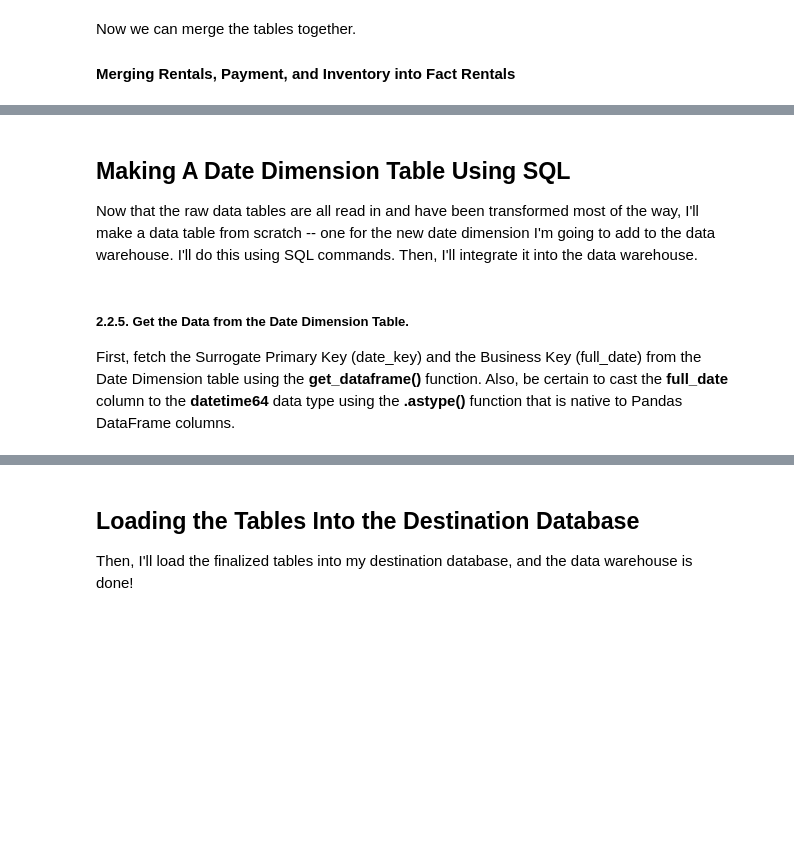
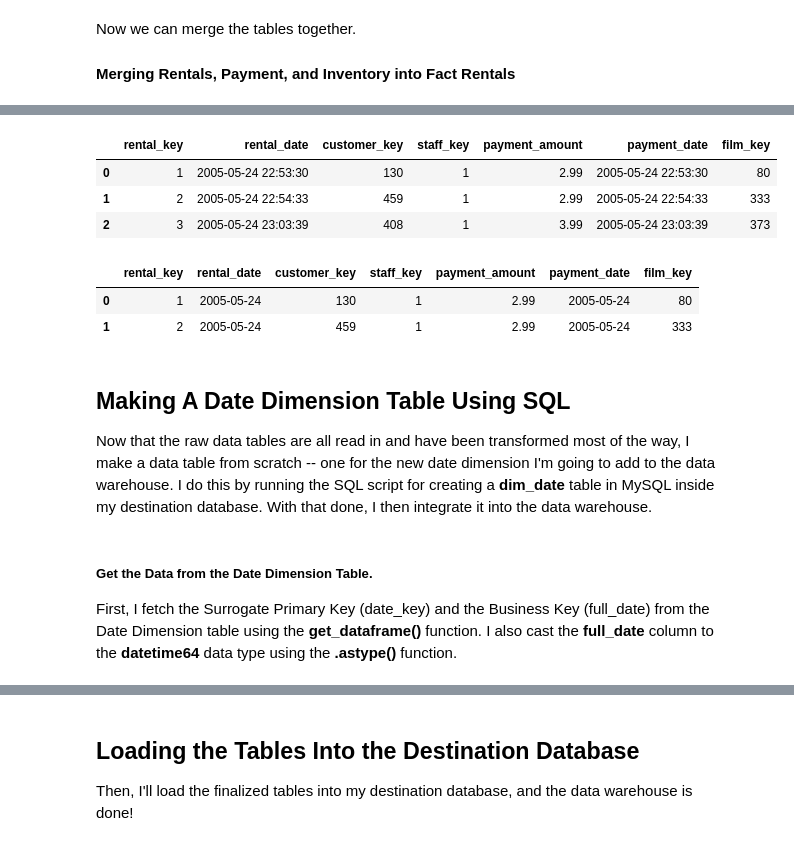
Before and after one commit to MirandaKhoury/Khoury_DSS_Midterm_Project, a Jupyter notebook: Midterm_Project_Compiled_Doc.ipynb, the cells around one changed output, grey strips where cells are left out. Drawn from its saved outputs; the diff is of its cells as text; code cells hidden in the pictures; blank space fills up the shorter version.

```diff
--- a/Midterm_Project_Compiled_Doc.ipynb
+++ b/Midterm_Project_Compiled_Doc.ipynb
@@ -233,18 +285,32 @@ df_fact_rentals1.shape[0]
 # %%
-# then, join inventory to rentals on the inventory key. Inventory ids are repeated
-# between rentals i.e. rental 3 and 13 both could correspond to inventory id 26. left join.
-# then, drop inventory key
+# Then, join inventory to rentals on the inventory key. Drop the inventory key.
 df_fact_rentals = pd.merge(df_fact_rentals1, df_inventory, on='inventory_key', how='left')
 df_fact_rentals.drop(['inventory_key'], axis=1, inplace=True)
 df_fact_rentals.rename(columns={"film_id":"film_key"}, inplace=True)
 
-df_fact_rentals.head(10).sort_values(by=['rental_key'])
+df_fact_rentals.head(3).sort_values(by=['rental_key'])
+# %% [output]
+|  | rental_key | rental_date | customer_key | staff_key | payment_amount | payment_date | film_key |
+| 0 | 1 | 2005-05-24 22:53:30 | 130 | 1 | 2.99 | 2005-05-24 22:53:30 | 80 |
+| 1 | 2 | 2005-05-24 22:54:33 | 459 | 1 | 2.99 | 2005-05-24 22:54:33 | 333 |
+| 2 | 3 | 2005-05-24 23:03:39 | 408 | 1 | 3.99 | 2005-05-24 23:03:39 | 373 |
+# %%
+# Perform some final manipulations: dropping the unnecessary hour/minute/second data from the fact table.
+
+df_fact_rentals['rental_date'] = df_fact_rentals['rental_date'].apply(lambda x: x.strftime('%Y-%m-%d')).astype('datetime64')
+df_fact_rentals['payment_date'] = df_fact_rentals['payment_date'].astype('datetime64').apply(lambda x: x.strftime('%Y-%m-%d')).astype('datetime64')
+
+df_fact_rentals.head(2)
+# %% [output]
+|  | rental_key | rental_date | customer_key | staff_key | payment_amount | payment_date | film_key |
+| 0 | 1 | 2005-05-24 | 130 | 1 | 2.99 | 2005-05-24 | 80 |
+| 1 | 2 | 2005-05-24 | 459 | 1 | 2.99 | 2005-05-24 | 333 |
 # %% [markdown]
 ## Making A Date Dimension Table Using SQL
-Now that the raw data tables are all read in and have been transformed most of the way, I'll make a data table from scratch -- one for the new date dimension I'm going to add to the data warehouse. I'll do this using SQL commands. Then, I'll integrate it into the data warehouse.
+Now that the raw data tables are all read in and have been transformed most of the way, I make a data table from scratch -- one for the new date dimension I'm going to add to the data warehouse. I do this by running the SQL script for creating a **dim_date** table in MySQL inside my destination database. With that done, I then integrate it into the data warehouse.
 # %% [markdown]
-##### 2.2.5. Get the Data from the Date Dimension Table.
-First, fetch the Surrogate Primary Key (date_key) and the Business Key (full_date) from the Date Dimension table using the **get_dataframe()** function. Also, be certain to cast the **full_date** column to the **datetime64** data type using the **.astype()** function that is native to Pandas DataFrame columns.
+##### Get the Data from the Date Dimension Table.
+First, I fetch the Surrogate Primary Key (date_key) and the Business Key (full_date) from the Date Dimension table using the **get_dataframe()** function. I also cast the **full_date** column to the **datetime64** data type using the **.astype()** function.
 # %%
 sql_dim_date = "SELECT date_key, full_date FROM dim_date;"
 df_dim_date = get_sql_dataframe(mysql_uid, mysql_pwd, dst_db, sql_dim_date)
```
Also changed, not shown: parts of 30 cells of this notebook.
